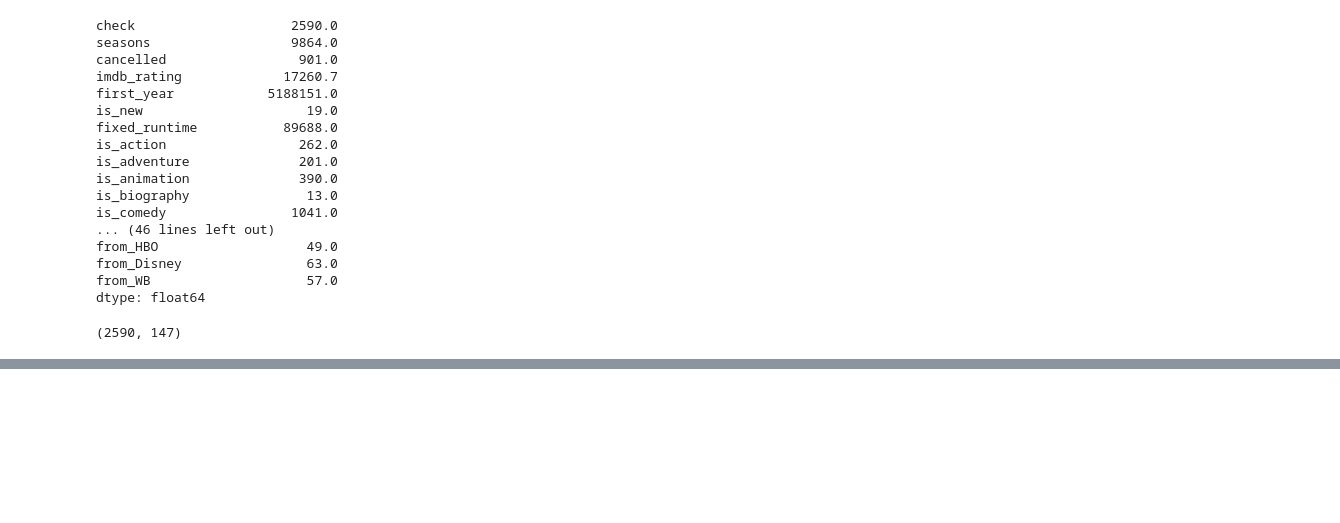
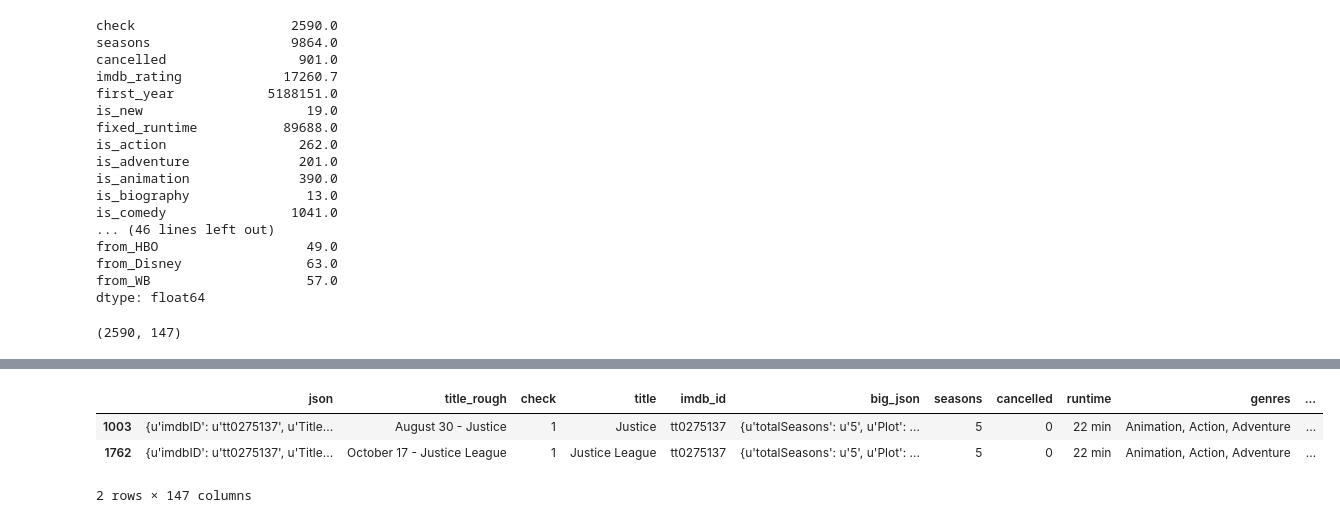
Before and after one commit to cgeppig/Will_My_Show_Get_Cancelled, a Jupyter notebook: Capstone Data Acquisition.ipynb, the cells around one changed output, grey strips where cells are left out. Cells and saved outputs as stored; diff of their text form; code cells hidden in the pictures; blank space fills up the shorter version.

```diff
--- a/Capstone Data Acquisition.ipynb
+++ b/Capstone Data Acquisition.ipynb
@@ -1288,0 +1339,7 @@ shows.shape
+# %%
+shows[shows['imdb_id']== 'tt0275137']
+# %% [output]
+|  | json | title_rough | check | title | imdb_id | big_json | seasons | cancelled | runtime | genres | ... |
+| 1003 | {u'imdbID': u'tt0275137', u'Title... | August 30 - Justice | 1 | Justice | tt0275137 | {u'totalSeasons': u'5', u'Plot': ... | 5 | 0 | 22 min | Animation, Action, Adventure | ... |
+| 1762 | {u'imdbID': u'tt0275137', u'Title... | October 17 - Justice League | 1 | Justice League | tt0275137 | {u'totalSeasons': u'5', u'Plot': ... | 5 | 0 | 22 min | Animation, Action, Adventure | ... |
+2 rows × 147 columns
```
Also changed, not shown: parts of 14 cells of this notebook, 3 other files.
